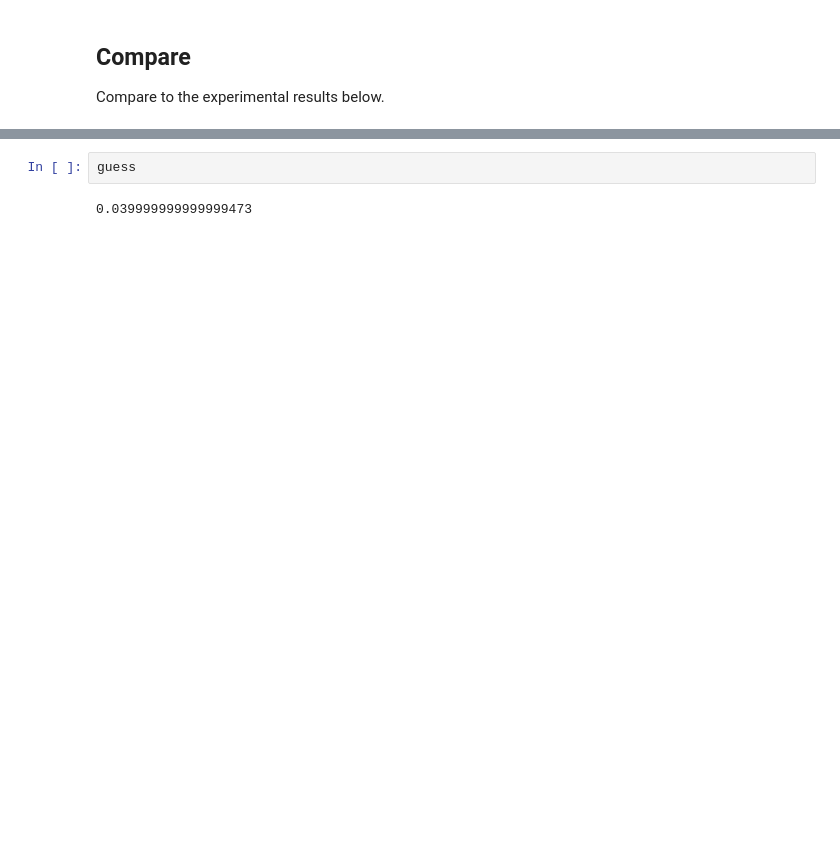
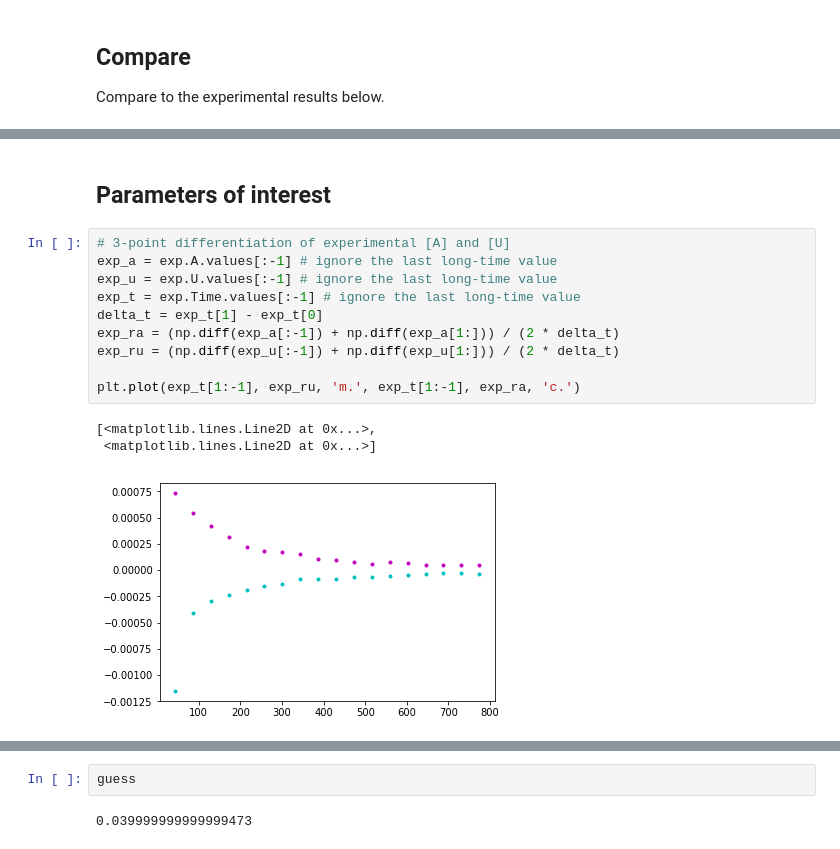
Before and after one commit to ayisakov/kinetics-project, a Jupyter notebook: validator.ipynb, the cells around one changed output, grey strips where cells are left out. Drawn from its saved outputs; the diff is of its cells as text; blank space fills up the shorter version.

```diff
--- a/validator.ipynb
+++ b/validator.ipynb
@@ -140,0 +166,16 @@ $\alpha_1 = 2$, $\alpha_2 = 2$, $\gamma = 1$, $k_1 = 1$, $k_2 = 0.01$
+# %% [markdown]
+## Parameters of interest
+# %%
+# 3-point differentiation of experimental [A] and [U]
+exp_a = exp.A.values[:-1] # ignore the last long-time value
+exp_u = exp.U.values[:-1] # ignore the last long-time value
+exp_t = exp.Time.values[:-1] # ignore the last long-time value
+delta_t = exp_t[1] - exp_t[0]
+exp_ra = (np.diff(exp_a[:-1]) + np.diff(exp_a[1:])) / (2 * delta_t)
+exp_ru = (np.diff(exp_u[:-1]) + np.diff(exp_u[1:])) / (2 * delta_t)
+
+plt.plot(exp_t[1:-1], exp_ru, 'm.', exp_t[1:-1], exp_ra, 'c.')
+# %% [output]
+[<matplotlib.lines.Line2D at 0x...>,
+ <matplotlib.lines.Line2D at 0x...>]
+[figure, added]
```
Also changed, not shown: parts of 12 cells of this notebook, 2 other files.
